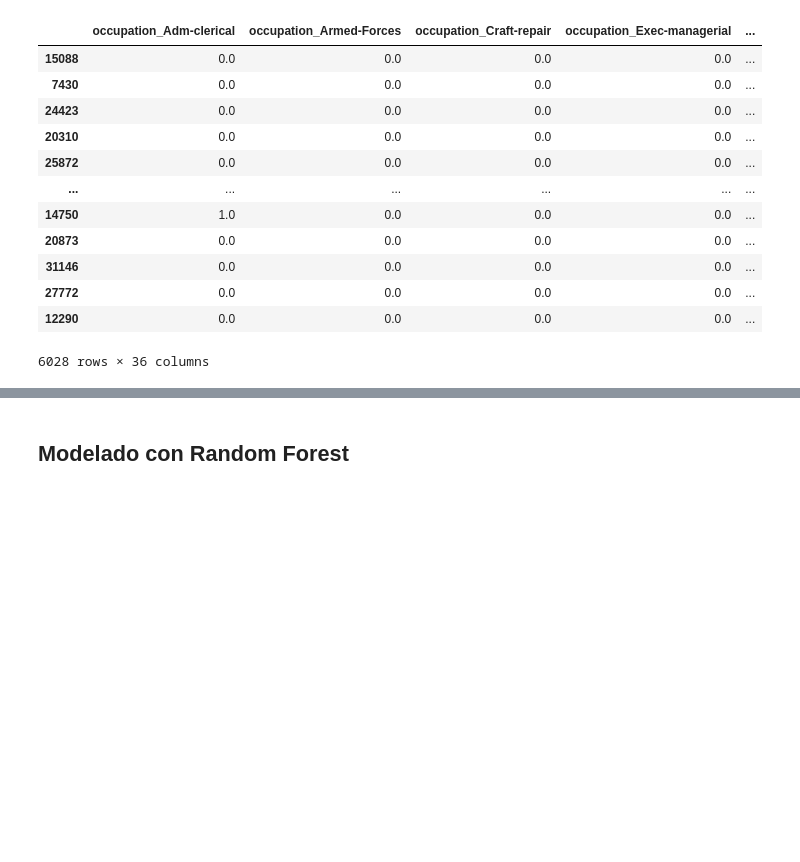
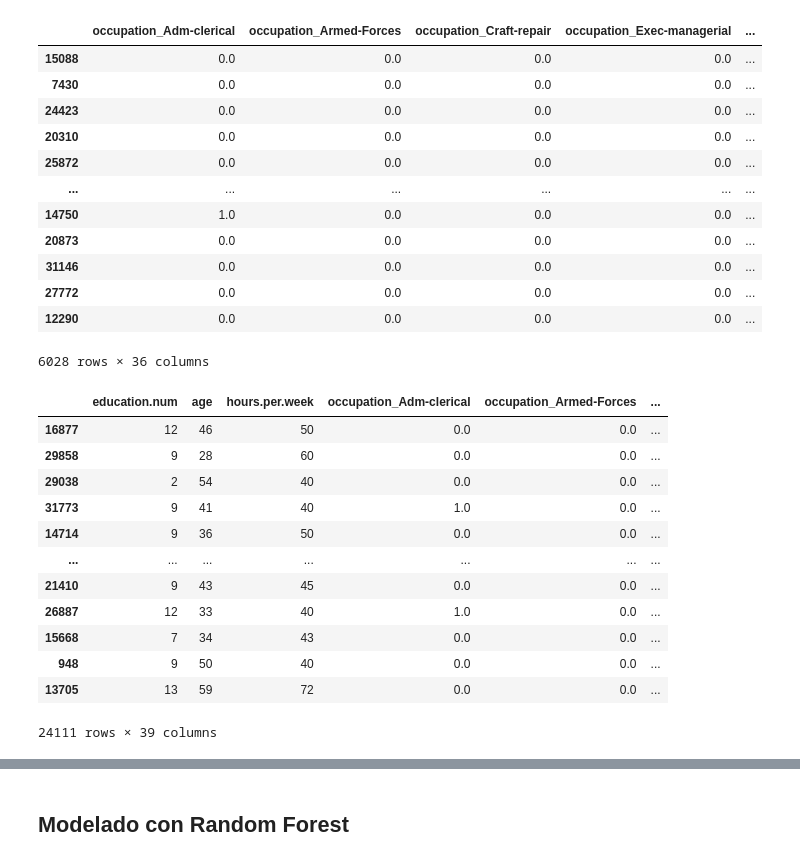
Before and after one commit to 4GeeksAcademy/sayons-intro-ml-new, a Jupyter notebook: src/13-recommendation-systems.ipynb, the cells around one changed output, grey strips where cells are left out. Cells and saved outputs as stored; diff of their text form; code cells hidden in the pictures; blank space fills up the shorter version.

```diff
--- a/src/13-recommendation-systems.ipynb
+++ b/src/13-recommendation-systems.ipynb
@@ -218,3 +254,18 @@ X_test_cat_ohe
 # %%
 X_train = pd.concat([X_train_num, X_train_cat_ohe], axis=1)
 X_test = pd.concat([X_test_num, X_test_cat_ohe], axis=1)
+X_train
+# %% [output]
+|  | education.num | age | hours.per.week | occupation_Adm-clerical | occupation_Armed-Forces | ... |
+| 16877 | 12 | 46 | 50 | 0.0 | 0.0 | ... |
+| 29858 | 9 | 28 | 60 | 0.0 | 0.0 | ... |
+| 29038 | 2 | 54 | 40 | 0.0 | 0.0 | ... |
+| 31773 | 9 | 41 | 40 | 1.0 | 0.0 | ... |
+| 14714 | 9 | 36 | 50 | 0.0 | 0.0 | ... |
+| ... | ... | ... | ... | ... | ... | ... |
+| 21410 | 9 | 43 | 45 | 0.0 | 0.0 | ... |
+| 26887 | 12 | 33 | 40 | 1.0 | 0.0 | ... |
+| 15668 | 7 | 34 | 43 | 0.0 | 0.0 | ... |
+| 948 | 9 | 50 | 40 | 0.0 | 0.0 | ... |
+| 13705 | 13 | 59 | 72 | 0.0 | 0.0 | ... |
+24111 rows × 39 columns
```
Also changed, not shown: parts of 22 cells of this notebook.
